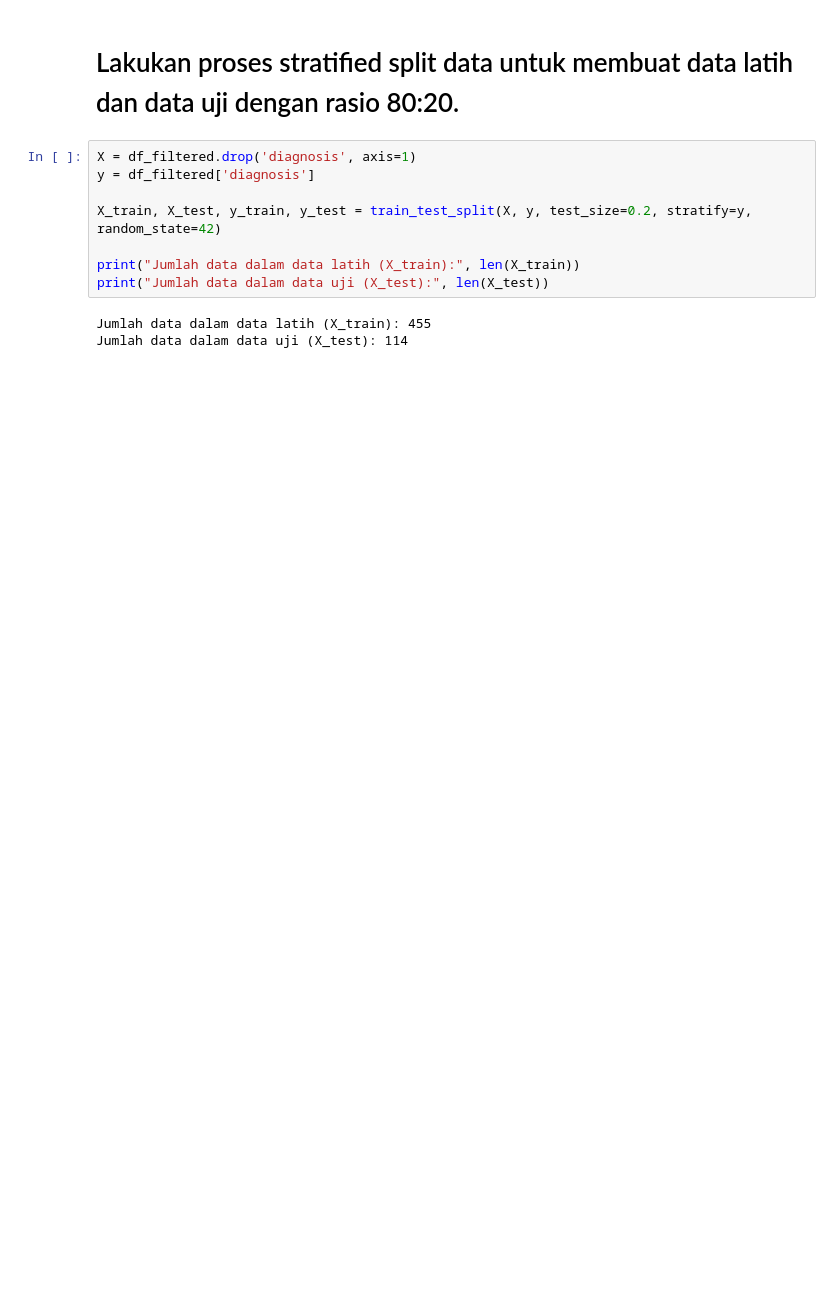
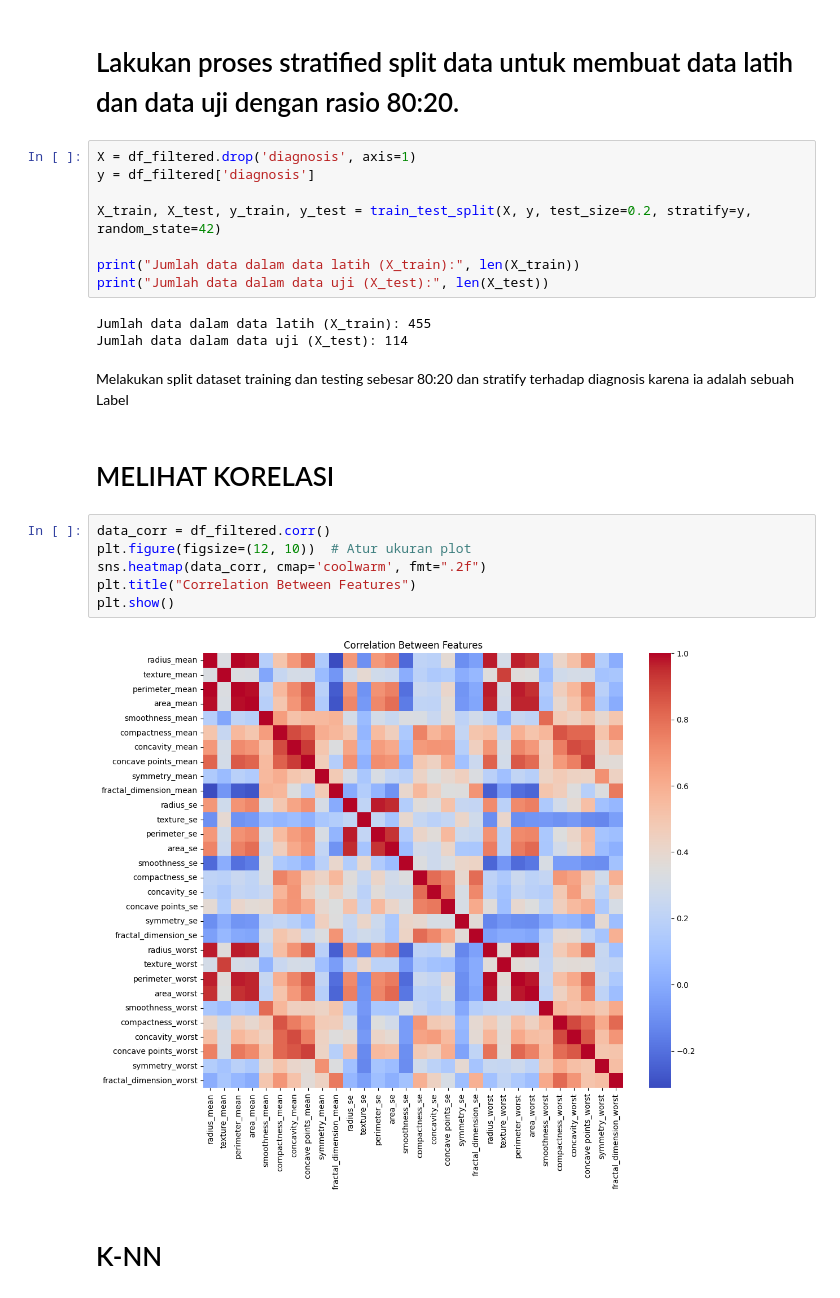
Before and after one commit to alizul01/machine-learning-course, a Jupyter notebook: Week-02/challenge.ipynb, the cells around one changed output. Drawn from its saved outputs; the diff is of its cells as text; blank space fills up the shorter version.

Commit message:
menambahkan penjelasan dan korelasi

```diff
--- a/Week-02/challenge.ipynb
+++ b/Week-02/challenge.ipynb
@@ -114,3 +126,17 @@ print("Jumlah data dalam data uji (X_test):", len(X_test))
 # %% [output]
 Jumlah data dalam data latih (X_train): 455
 Jumlah data dalam data uji (X_test): 114
+# %% [markdown]
+Melakukan split dataset training dan testing sebesar 80:20 dan stratify terhadap diagnosis karena ia adalah sebuah Label
+# %% [markdown]
+# MELIHAT KORELASI
+# %%
+data_corr = df_filtered.corr()
+plt.figure(figsize=(12, 10))  # Atur ukuran plot
+sns.heatmap(data_corr, cmap='coolwarm', fmt=".2f")
+plt.title("Correlation Between Features")
+plt.show()
+# %% [output]
+[figure, added]
+# %% [markdown]
+# K-NN
```
Also changed, not shown: parts of 6 cells of this notebook.
